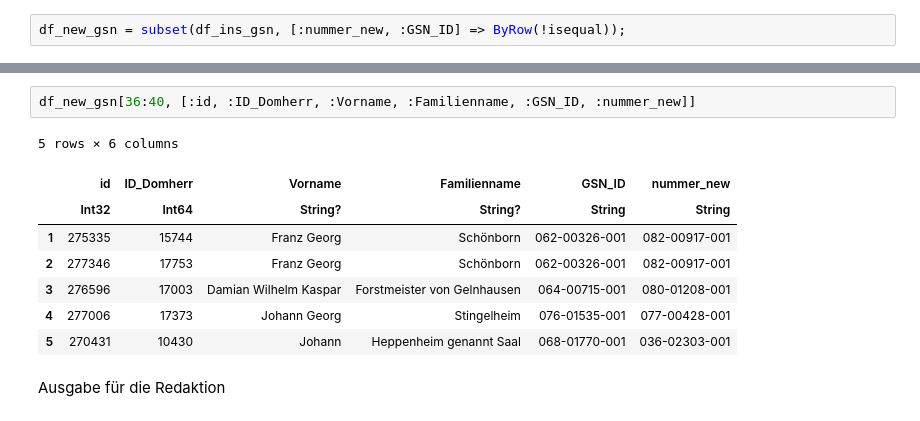
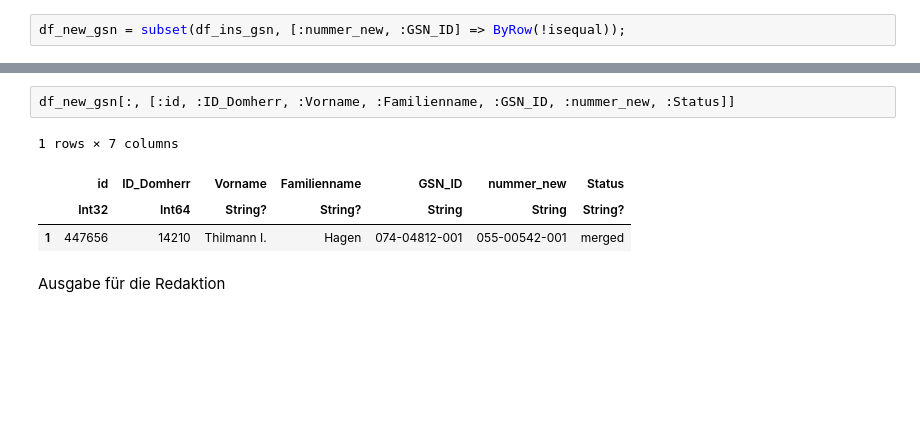
Before and after one commit to ghertko/WiagDataSetup, a Jupyter notebook: run/wiag2/Domherr.ipynb, the cells around one changed output, grey strips where cells are left out. Saved outputs shown, nothing was run; the diff lists cells and outputs as text; blank space fills up the shorter version.

```diff
--- a/run/wiag2/Domherr.ipynb
+++ b/run/wiag2/Domherr.ipynb
@@ -1171,14 +1390,10 @@ size(df_new_gsn)
 # %%
-df_new_gsn[36:40, [:id, :ID_Domherr, :Vorname, :Familienname, :GSN_ID, :nummer_new]]
+df_new_gsn[:, [:id, :ID_Domherr, :Vorname, :Familienname, :GSN_ID, :nummer_new, :Status]]
 # %% [output]
-5 rows × 6 columns
+1 rows × 7 columns
-|  | id | ID_Domherr | Vorname | Familienname | GSN_ID | nummer_new |
-|  | Int32 | Int64 | String? | String? | String | String |
-| 1 | 275335 | 15744 | Franz Georg | Schönborn | 062-00326-001 | 082-00917-001 |
-| 2 | 277346 | 17753 | Franz Georg | Schönborn | 062-00326-001 | 082-00917-001 |
-| 3 | 276596 | 17003 | Damian Wilhelm Kaspar | Forstmeister von Gelnhausen | 064-00715-001 | 080-01208-001 |
-| 4 | 277006 | 17373 | Johann Georg | Stingelheim | 076-01535-001 | 077-00428-001 |
-| 5 | 270431 | 10430 | Johann | Heppenheim genannt Saal | 068-01770-001 | 036-02303-001 |
+|  | id | ID_Domherr | Vorname | Familienname | GSN_ID | nummer_new | Status |
+|  | Int32 | Int64 | String? | String? | String | String | String? |
+| 1 | 447656 | 14210 | Thilmann I. | Hagen | 074-04812-001 | 055-00542-001 | merged |
 # %% [markdown]
 Ausgabe für die Redaktion
 # %%
```
Also changed, not shown: parts of 125 cells of this notebook, 13 other files.
